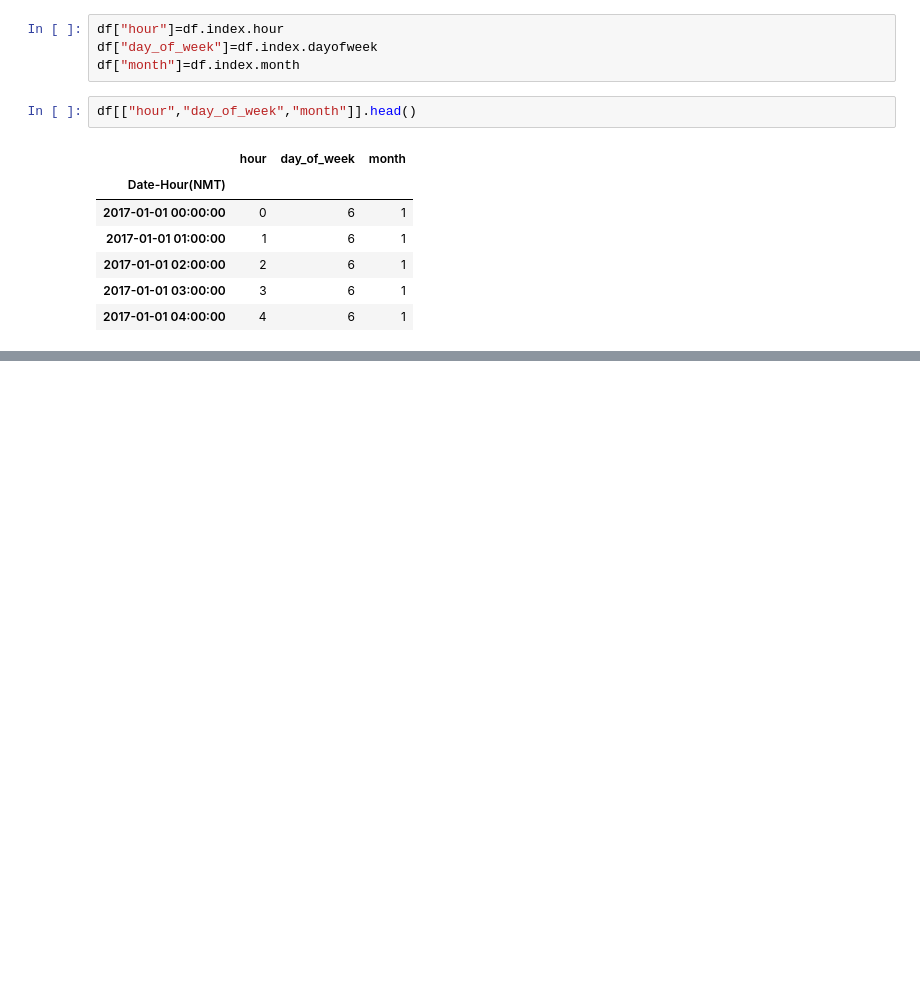
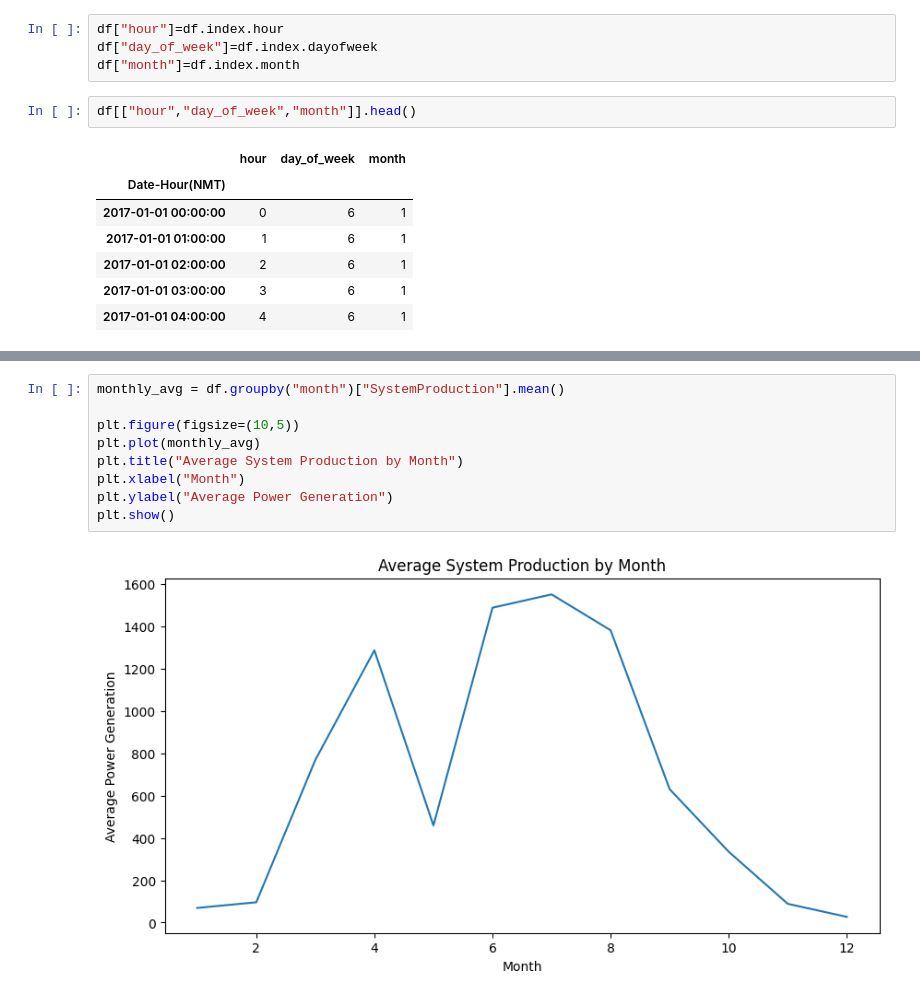
Before and after one commit to MAHEK-ops/solar-energy-forecasting-agent, a Jupyter notebook: notebooks/01_data_understanding.ipynb, the cells around one changed output, grey strips where cells are left out. Drawn from its saved outputs; the diff is of its cells as text; blank space fills up the shorter version.

```diff
--- a/notebooks/01_data_understanding.ipynb
+++ b/notebooks/01_data_understanding.ipynb
@@ -125,0 +137,11 @@ df[["hour","day_of_week","month"]].head()
+# %%
+monthly_avg = df.groupby("month")["SystemProduction"].mean()
+
+plt.figure(figsize=(10,5))
+plt.plot(monthly_avg)
+plt.title("Average System Production by Month")
+plt.xlabel("Month")
+plt.ylabel("Average Power Generation")
+plt.show()
+# %% [output]
+[figure, added]
```
Also changed, not shown: parts of 1 cell of this notebook.
